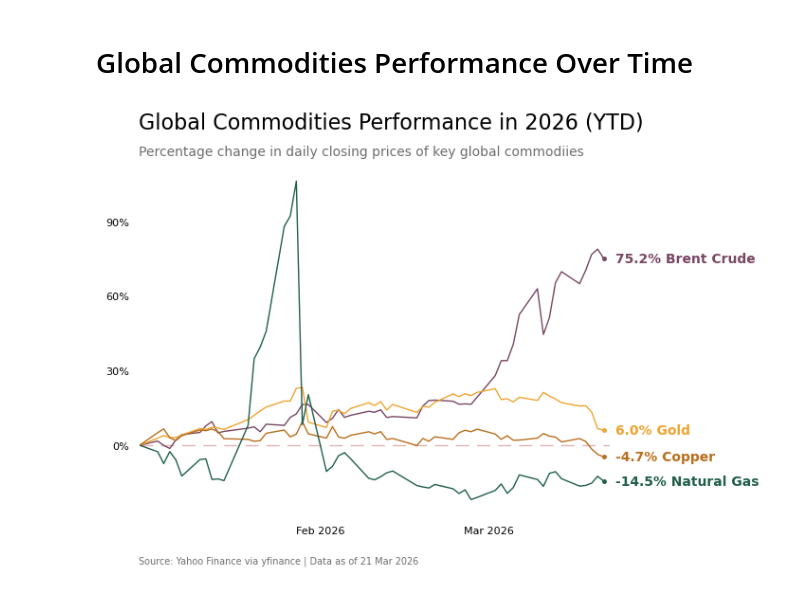
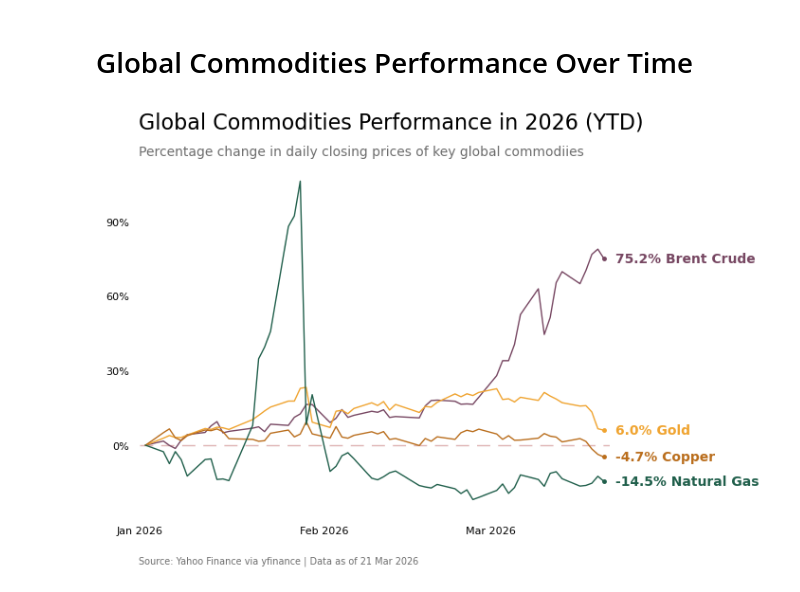
Before and after one commit to anw-g01/dataviz-anw, a Jupyter notebook: major-global-commodities/notebooks/2026_ytd_performance.ipynb, the cells around one changed output. Cells and saved outputs as stored; diff of their text form; code cells hidden in the pictures.

```diff
--- a/major-global-commodities/notebooks/2026_ytd_performance.ipynb
+++ b/major-global-commodities/notebooks/2026_ytd_performance.ipynb
@@ -94,7 +94,7 @@ ax.yaxis.set_major_locator(mticker.MultipleLocator(30))   # every 5 units
 ax.yaxis.set_major_formatter(mticker.FormatStrFormatter("%.0f%%"))
 
 # set axes limits
-ax.set_xlim(pct.index.min(), pct.index.max() + pd.Timedelta(days=1))
+ax.set_xlim(pct.index.min() - pd.Timedelta(days=1), pct.index.max() + pd.Timedelta(days=1))
 
 # y = 0 horizontal line
 ax.axhline(
@@ -155,31 +155,31 @@ fig.text(
     size=16
 )
 
 # chart subtitle
 fig.text(
     x=x_value,
     y=y_value * 0.94,
     s=f"Percentage change in daily closing prices of key global commodiies",
     size=10,
     color="#6e6e6e"
 )
 
 # chart caption
 today_fmt = pd.Timestamp.today().strftime("%d %b %Y")
 fig.text(
     x_value, 0,
     s = (
         f"Source: Yahoo Finance via yfinance"
         f" | Data as of {today_fmt}"
     ),
     ha="left",
     va="bottom",
     fontsize=7,
     color="#6e6e6e",
 )
 
 plt.savefig("../images/2026_ytd_performance.svg", bbox_inches="tight")
 
 plt.show()
 # %% [output]
-[figure, old version]
+[figure, new version]
```
Also changed, not shown: 4 other files.
